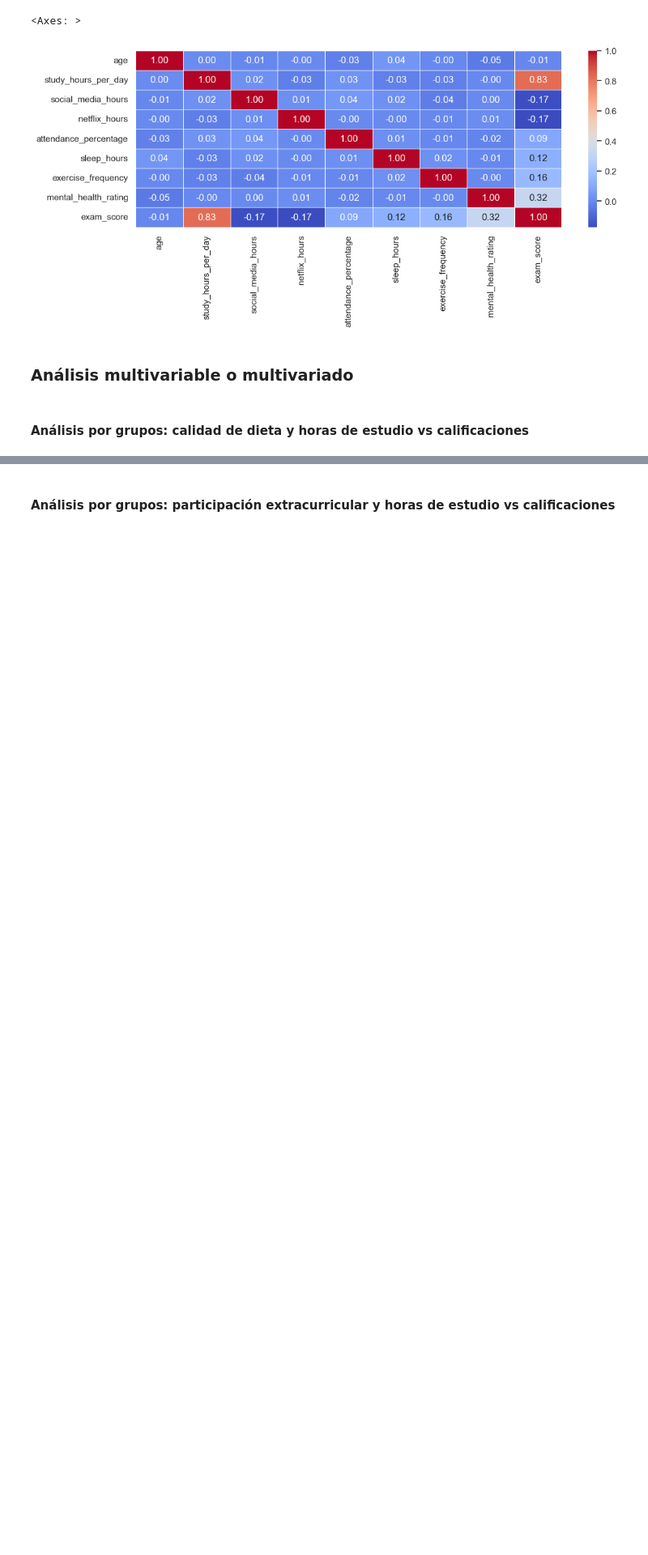
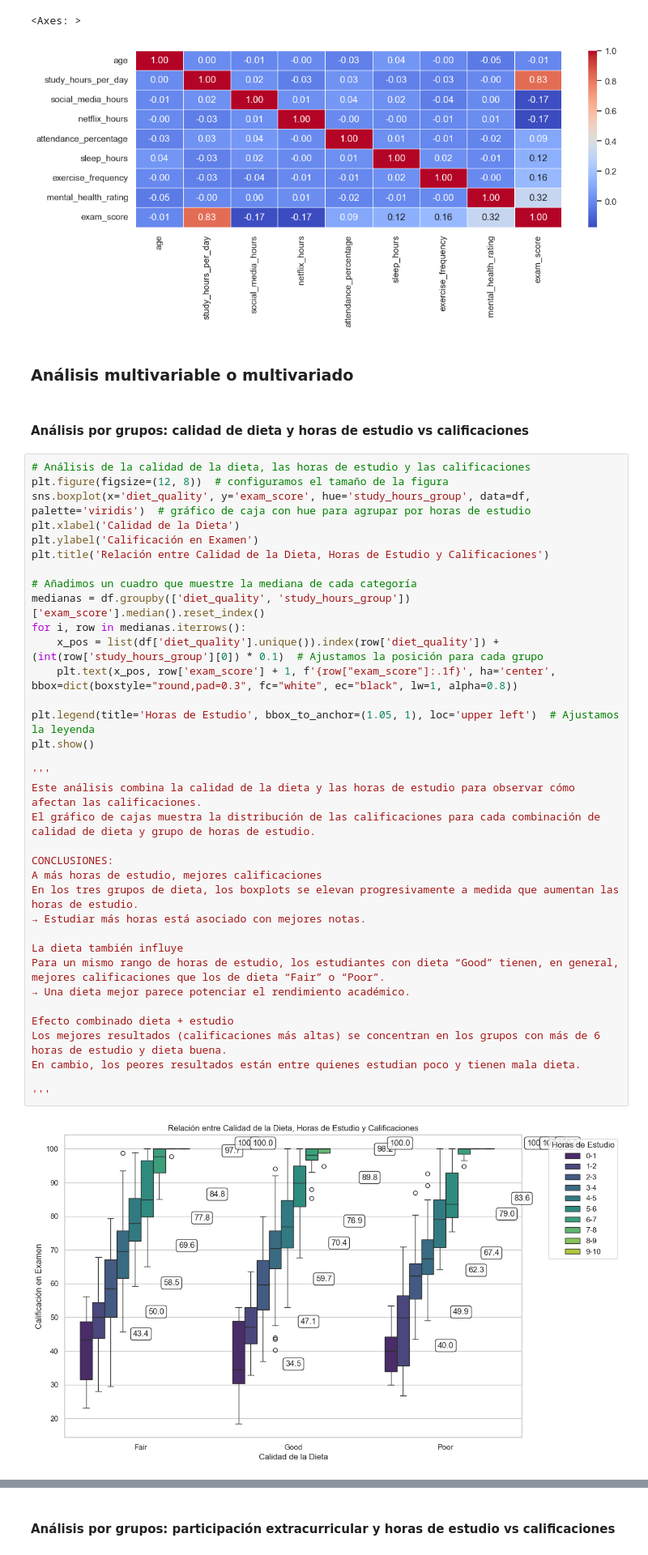
Before and after one commit to carlxngel/Performance, a Jupyter notebook: performance.ipynb, the cells around one changed output, grey strips where cells are left out. Shown at 81% size. Drawn from its saved outputs; the diff is of its cells as text; blank space fills up the shorter version.

```diff
--- a/performance.ipynb
+++ b/performance.ipynb
@@ -460,3 +460,40 @@ sns.heatmap(df[var_num].corr(), annot=True, cmap='coolwarm', fmt='.2f', linewidt
 ### Análisis multivariable o multivariado
 # %% [markdown]
 #### Análisis por grupos: calidad de dieta y horas de estudio vs calificaciones
+# %%
+# Análisis de la calidad de la dieta, las horas de estudio y las calificaciones
+plt.figure(figsize=(12, 8))  # configuramos el tamaño de la figura
+sns.boxplot(x='diet_quality', y='exam_score', hue='study_hours_group', data=df, palette='viridis')  # gráfico de caja con hue para agrupar por horas de estudio
+plt.xlabel('Calidad de la Dieta')
+plt.ylabel('Calificación en Examen')
+plt.title('Relación entre Calidad de la Dieta, Horas de Estudio y Calificaciones')
+
+# Añadimos un cuadro que muestre la mediana de cada categoría
+medianas = df.groupby(['diet_quality', 'study_hours_group'])['exam_score'].median().reset_index()
+for i, row in medianas.iterrows():
+    x_pos = list(df['diet_quality'].unique()).index(row['diet_quality']) + (int(row['study_hours_group'][0]) * 0.1)  # Ajustamos la posición para cada grupo
+    plt.text(x_pos, row['exam_score'] + 1, f'{row["exam_score"]:.1f}', ha='center', bbox=dict(boxstyle="round,pad=0.3", fc="white", ec="black", lw=1, alpha=0.8))
+
+plt.legend(title='Horas de Estudio', bbox_to_anchor=(1.05, 1), loc='upper left')  # Ajustamos la leyenda
+plt.show()
+
+'''
+Este análisis combina la calidad de la dieta y las horas de estudio para observar cómo afectan las calificaciones.
+El gráfico de cajas muestra la distribución de las calificaciones para cada combinación de calidad de dieta y grupo de horas de estudio.
+
+CONCLUSIONES:
+A más horas de estudio, mejores calificaciones
+En los tres grupos de dieta, los boxplots se elevan progresivamente a medida que aumentan las horas de estudio.
+→ Estudiar más horas está asociado con mejores notas.
+
+La dieta también influye
+Para un mismo rango de horas de estudio, los estudiantes con dieta “Good” tienen, en general, mejores calificaciones que los de dieta “Fair” o “Poor”.
+→ Una dieta mejor parece potenciar el rendimiento académico.
+
+Efecto combinado dieta + estudio
+Los mejores resultados (calificaciones más altas) se concentran en los grupos con más de 6 horas de estudio y dieta buena.
+En cambio, los peores resultados están entre quienes estudian poco y tienen mala dieta.
+
+'''
+# %% [output]
+[figure, added]
```
Also changed, not shown: parts of 5 cells of this notebook.
